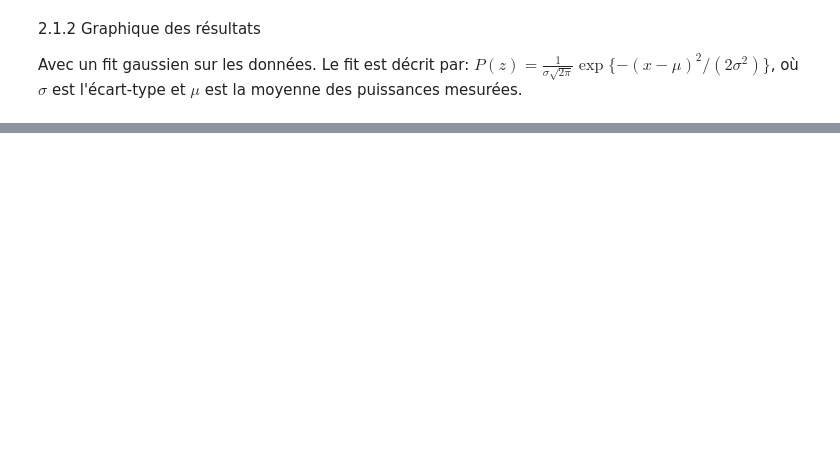
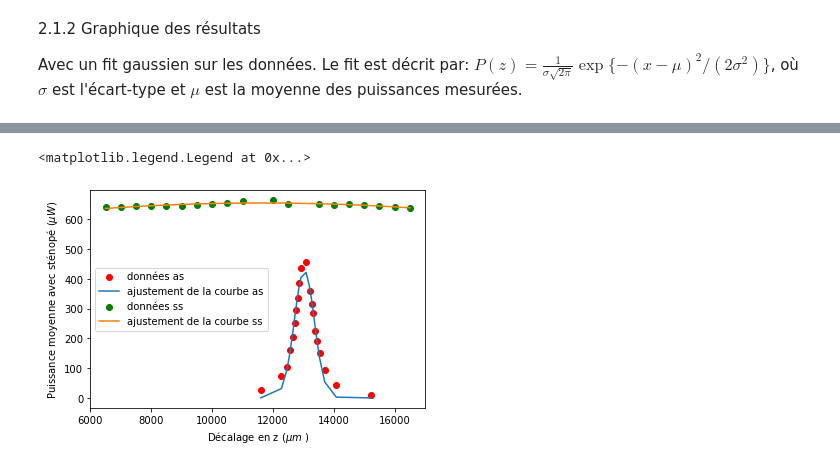
Before and after one commit to nicolasleblanc-poly/Introduction-l-optique-moderne, a Jupyter notebook: Laboratoire 1/Partie 2/Laboratoire1_Partie2_Resultats_AvecEtSansStenope.ipynb, the cells around one changed output, grey strips where cells are left out. Drawn from its saved outputs; the diff is of its cells as text; code cells hidden in the pictures; blank space fills up the shorter version.

```diff
--- a/Laboratoire 1/Partie 2/Laboratoire1_Partie2_Resultats_AvecEtSansStenope.ipynb
+++ b/Laboratoire 1/Partie 2/Laboratoire1_Partie2_Resultats_AvecEtSansStenope.ipynb
@@ -139,0 +176,11 @@ FWHM_ss  7305.637063467894
+# %%
+plt.scatter(decalage_as, moy_P_as, color='r', label='données as')
+plt.plot(decalage_as, fit_as, label='ajustement de la courbe as')
+plt.scatter(decalage_ss, moy_P_ss, color='g', label='données ss')
+plt.plot(decalage_ss, fit_ss, label='ajustement de la courbe ss')
+plt.xlabel("Décalage en z ($\mu m$ )")
+plt.ylabel("Puissance moyenne avec sténopé ($\mu W$)")
+plt.legend()
+# %% [output]
+<matplotlib.legend.Legend at 0x...>
+[figure, added]
```
Also changed, not shown: parts of 11 cells of this notebook, 6 other files.
